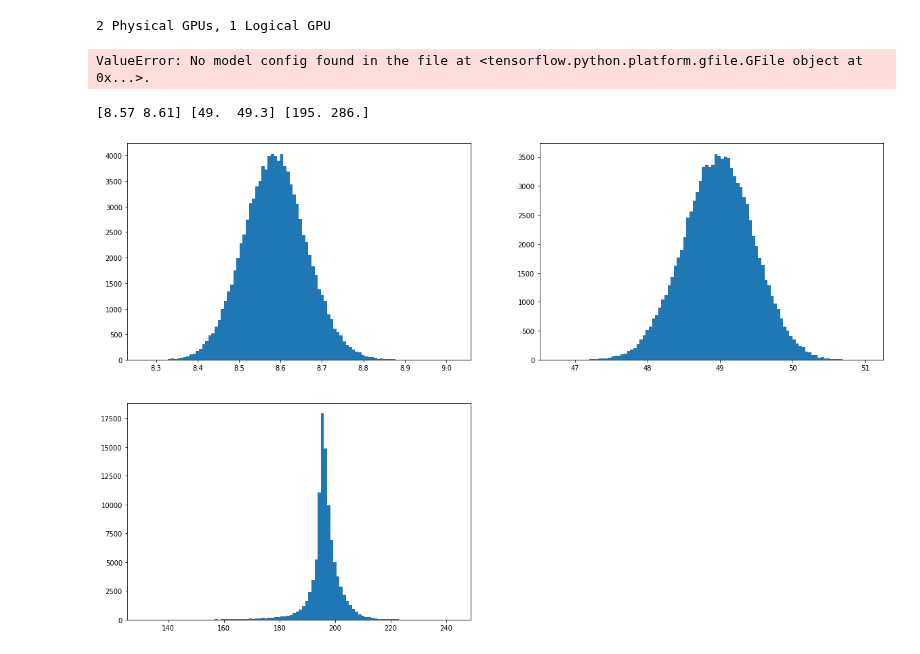
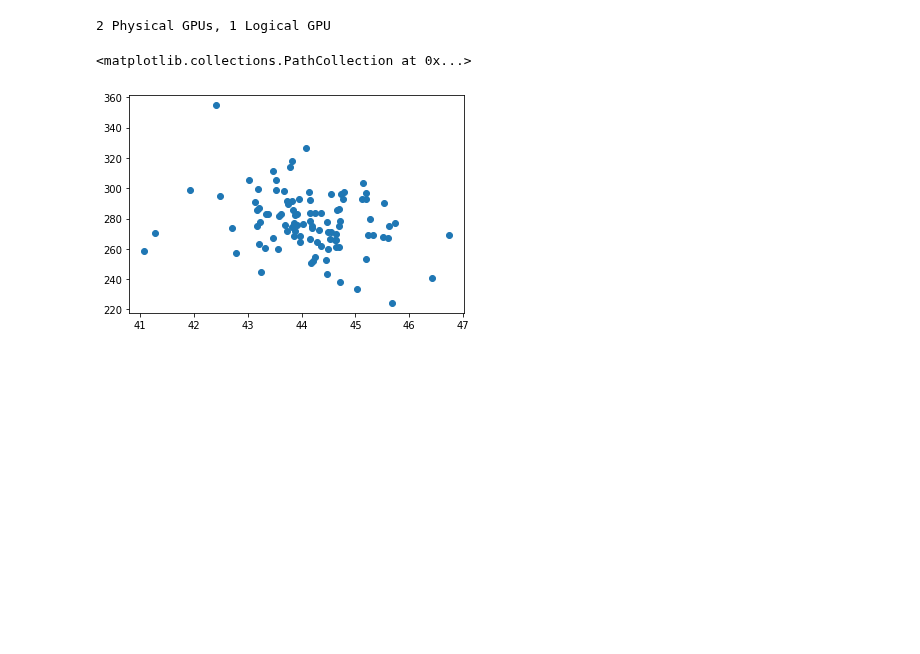
Before and after one commit to davidho27941/ML4NO, a Jupyter notebook: ML_DUNE/Regression/bnn_contour.ipynb, the cells around one changed output. Drawn from its saved outputs; the diff is of its cells as text; code cells hidden in the pictures; blank space fills up the shorter version.

```diff
--- a/ML_DUNE/Regression/bnn_contour.ipynb
+++ b/ML_DUNE/Regression/bnn_contour.ipynb
@@ -33,6 +64,31 @@ data_all = np.column_stack([data['ve_dune'][:,:36], data['vu_dune'][:,:36], data
 # %%
-bnn = load_model('./bnn/1.h5')
+hidden_units = [32, 16]
+learning_rate = 0.001
-# %% [output]
-ValueError: No model config found in the file at <tensorflow.python.platform.gfile.GFile object at 0x...>.
+# %%
+def create_bnn_model(train_size):
+    inputs = tf.keras.Input(shape=(len(x_train[0]),), name = 'input')
+    features = tf.keras.layers.BatchNormalization()(inputs)
+    features = tf.keras.layers.Dense(128, activation='relu')(features)
+    features = tf.keras.layers.Dense(64, activation='relu')(features)
+    for units in hidden_units:
+        features = tfp.layers.DenseVariational(
+            units=units,
+            make_prior_fn=prior,
+            make_posterior_fn=posterior,
+            kl_weight=1 / train_size,
+            activation="relu",
+        )(features)
+    features = tf.keras.layers.Dense(8, activation='relu')(features)
+    outputs = tf.keras.layers.Dense(2)(features)
+    model = tf.keras.Model(inputs=inputs, outputs=outputs)
+    return model
+# %%
+bnn = create_bnn_model(split)
+bnn.compile(
+    optimizer=tf.keras.optimizers.Adam(),
+    loss=tf.keras.losses.MeanSquaredError(),
+    metrics=[tf.keras.metrics.MeanSquaredError()],
+)
+bnn.load_weights('./bnn/weight_10.h5')
 # %%
 result = []
@@ -73,15 +98,8 @@ prediction = np.array(prediction)
-# %%
-print(data['theta13'], data['theta23'], data['delta'])
-# %% [output]
-[8.57 8.61] [49.  49.3] [195. 286.]
-# %%
-plt.figure(figsize=(20, 20))
-for i in range(3):
-    plt.subplot(3, 2, i+1)
-    plt.hist(reconstruction_mean[:, i]*180/np.pi, bins=100)
-plt.show()
-# %% [output]
-[figure, removed]
+# %%
+plt.scatter(result[:, 0]*180/np.pi, result[:, 1]*180/np.pi)
+# %% [output]
+<matplotlib.collections.PathCollection at 0x...>
+[figure, added]
 # %%
 N_DUNE, N_T2HK, N_DUT2 = 92, 36, 96
 theta23_DUNE, delta_cp_DUNE, chi_DUNE = [], [], []
```
Also changed, not shown: parts of 9 cells of this notebook, 6 other files.
